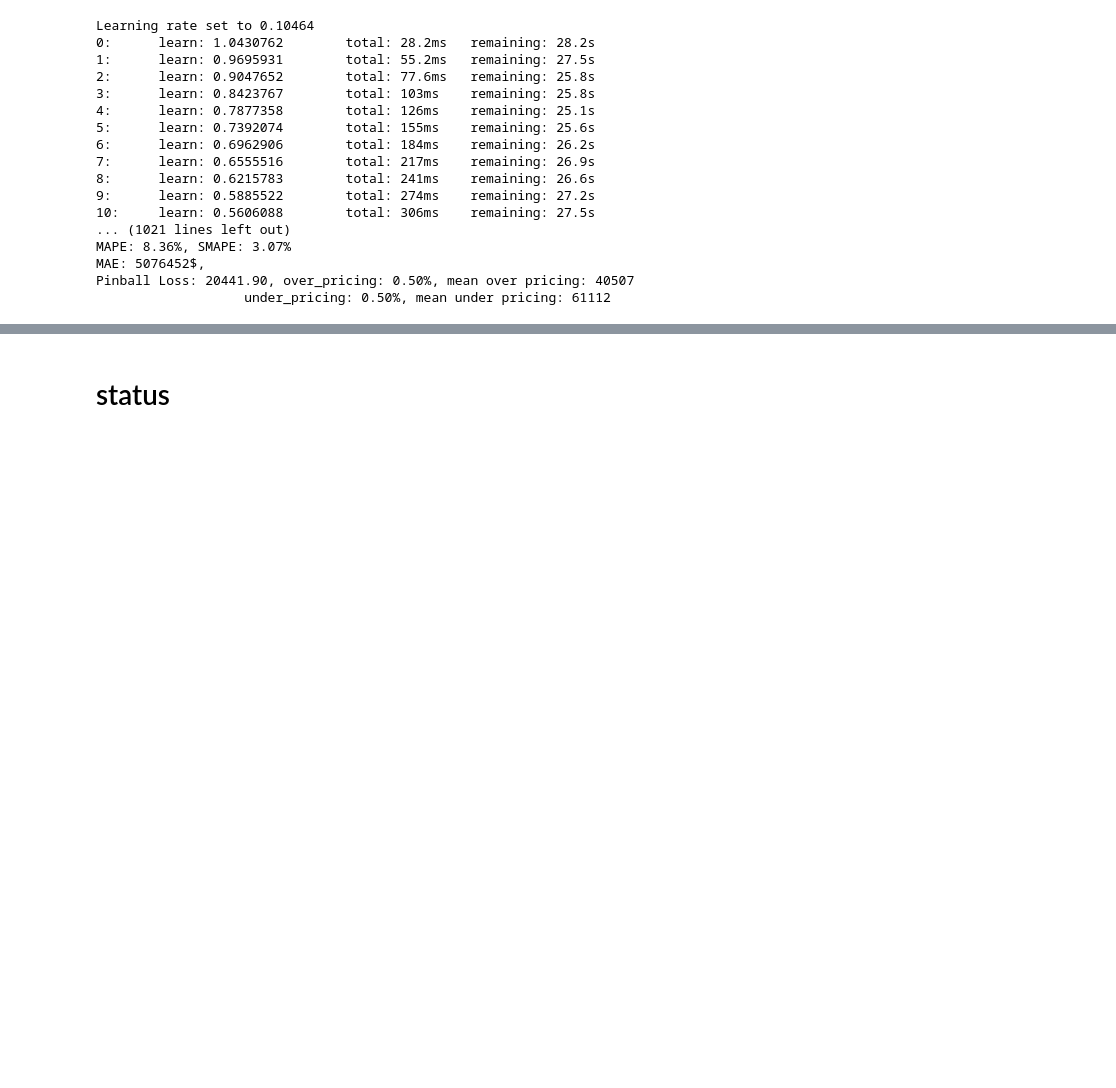
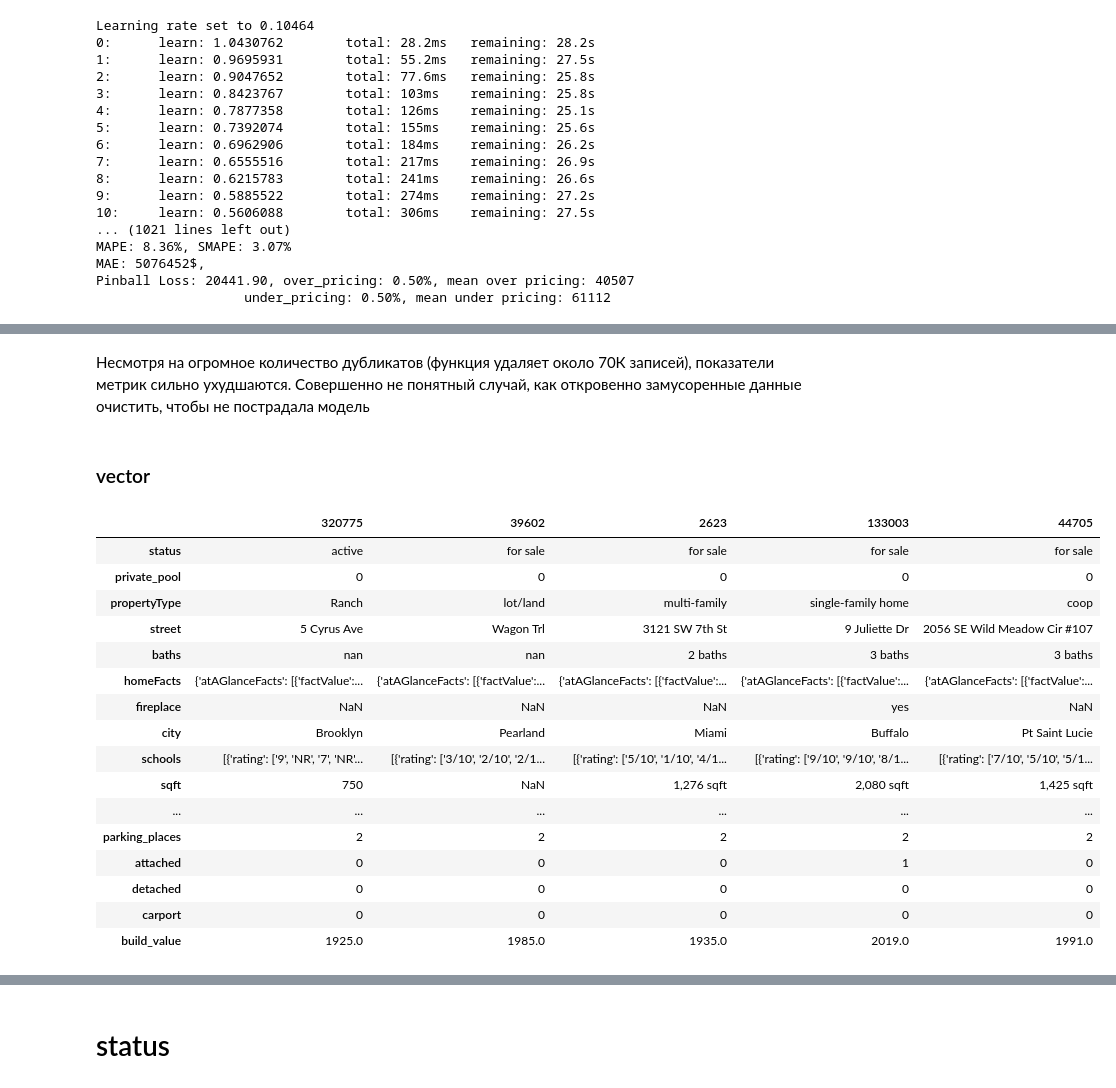
Before and after one commit to SeregeiKroupen/SF, a Jupyter notebook: final_project/Final_project.ipynb, the cells around one changed output, grey strips where cells are left out. Drawn from its saved outputs; the diff is of its cells as text; code cells hidden in the pictures; blank space fills up the shorter version.

```diff
--- a/final_project/Final_project.ipynb
+++ b/final_project/Final_project.ipynb
@@ -1384,0 +1464,10 @@ data[data.street == '5221 S. Zapata Hwy']
+# %%
+data = data_copy.copy()
+TARGET, SEED = 'target', 42
+list_to_drop = ['homeFacts', 'schools', 'status',
+                ]
+parameters = {
+    'regressor': CatBoostRegressor(random_state=SEED),
+    'encoder': ce.TargetEncoder()
+}
+feature_imp(data.drop(list_to_drop, axis=1), test_drop=False, target=TARGET, **parameters)
@@ -1430,0 +1496,24 @@ data[~pd.isna(data.street)]
+# %% [markdown]
+Несмотря на огромное количество дубликатов (функция удаляет около 70К записей), показатели метрик сильно ухудшаются. Совершенно не понятный случай, как откровенно замусоренные данные очистить, чтобы не пострадала модель
+# %% [markdown]
+### vector
+# %%
+data.sample(5).T
+# %% [output]
+|  | 320775 | 39602 | 2623 | 133003 | 44705 |
+| status | active | for sale | for sale | for sale | for sale |
+| private_pool | 0 | 0 | 0 | 0 | 0 |
+| propertyType | Ranch | lot/land | multi-family | single-family home | coop |
+| street | 5 Cyrus Ave | Wagon Trl | 3121 SW 7th St | 9 Juliette Dr | 2056 SE Wild Meadow Cir #107 |
+| baths | nan | nan | 2 baths | 3 baths | 3 baths |
+| homeFacts | {'atAGlanceFacts': [{'factValue':... | {'atAGlanceFacts': [{'factValue':... | {'atAGlanceFacts': [{'factValue':... | {'atAGlanceFacts': [{'factValue':... | {'atAGlanceFacts': [{'factValue':... |
+| fireplace | NaN | NaN | NaN | yes | NaN |
+| city | Brooklyn | Pearland | Miami | Buffalo | Pt Saint Lucie |
+| schools | [{'rating': ['9', 'NR', '7', 'NR'... | [{'rating': ['3/10', '2/10', '2/1... | [{'rating': ['5/10', '1/10', '4/1... | [{'rating': ['9/10', '9/10', '8/1... | [{'rating': ['7/10', '5/10', '5/1... |
+| sqft | 750 | NaN | 1,276 sqft | 2,080 sqft | 1,425 sqft |
+| ... | ... | ... | ... | ... | ... |
+| parking_places | 2 | 2 | 2 | 2 | 2 |
+| attached | 0 | 0 | 0 | 1 | 0 |
+| detached | 0 | 0 | 0 | 0 | 0 |
+| carport | 0 | 0 | 0 | 0 | 0 |
+| build_value | 1925.0 | 1985.0 | 1935.0 | 2019.0 | 1991.0 |
```
Also changed, not shown: parts of 31 cells of this notebook, 3 other files.
